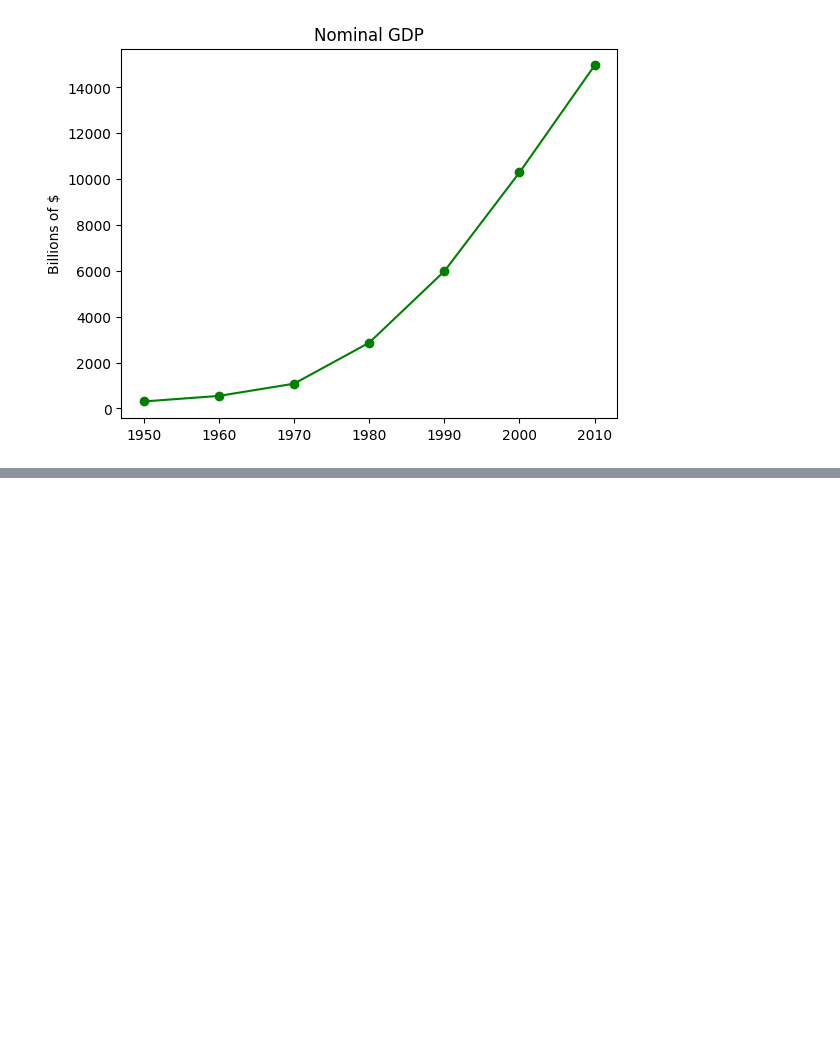
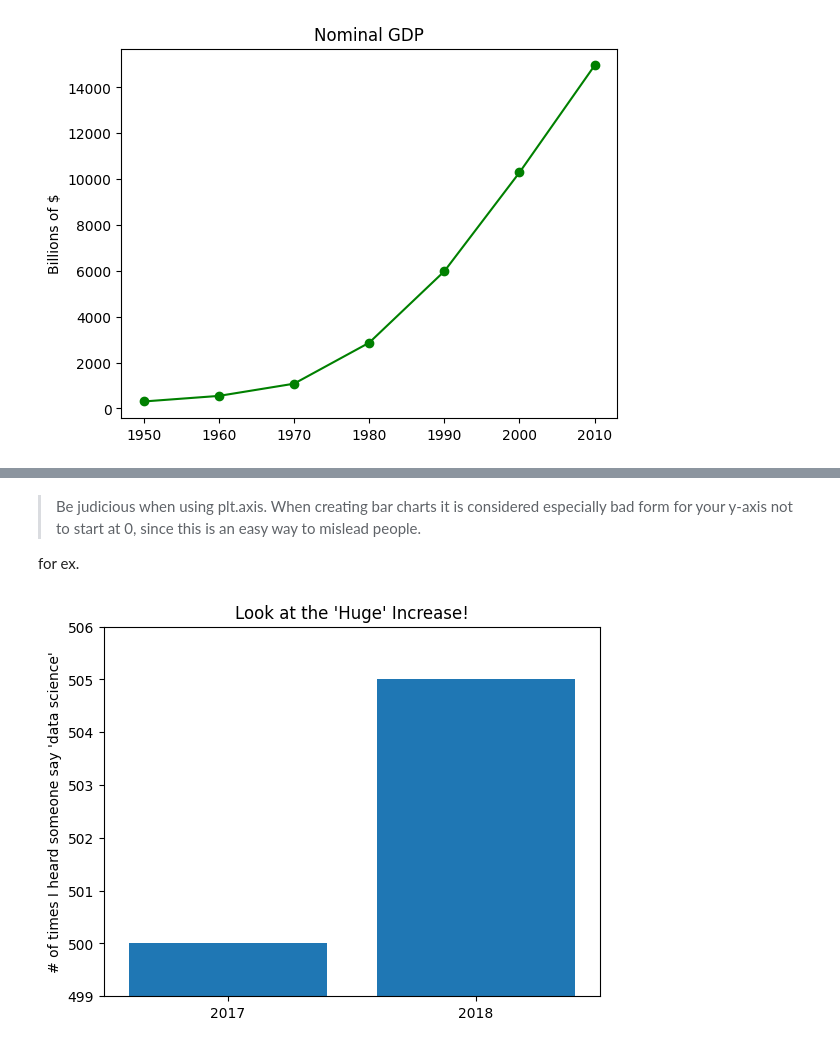
Before and after one commit to prateekjoshi2013/data-science, a Jupyter notebook: Data_Science_From_Scratch.ipynb, the cells around one changed output, grey strips where cells are left out. Cells and saved outputs as stored; diff of their text form; code cells hidden in the pictures; blank space fills up the shorter version.

```diff
--- a/Data_Science_From_Scratch.ipynb
+++ b/Data_Science_From_Scratch.ipynb
@@ -44,0 +114,19 @@ plt.show()
+# %% [markdown]
+> Be judicious when using plt.axis. When creating bar charts it is considered especially bad form for your y-axis not to start at 0, since this is an easy way to mislead people.
+
+for ex.
+# %%
+mentions = [500, 505]
+years = [2017, 2018]
+plt.bar(years, mentions, 0.8)
+plt.xticks(years)
+plt.ylabel("# of times I heard someone say 'data science'")
+# if you don't do this, matplotlib will label the x-axis 0, 1
+# and then add a +2.013e3 off in the corner (bad matplotlib!)
+plt.ticklabel_format(useOffset=False)
+# misleading y-axis only shows the part above 500
+plt.axis([2016.5, 2018.5, 499, 506])
+plt.title("Look at the 'Huge' Increase!")
+plt.show()
+# %% [output]
+[figure, added]
```
Also changed, not shown: parts of 17 cells of this notebook.
